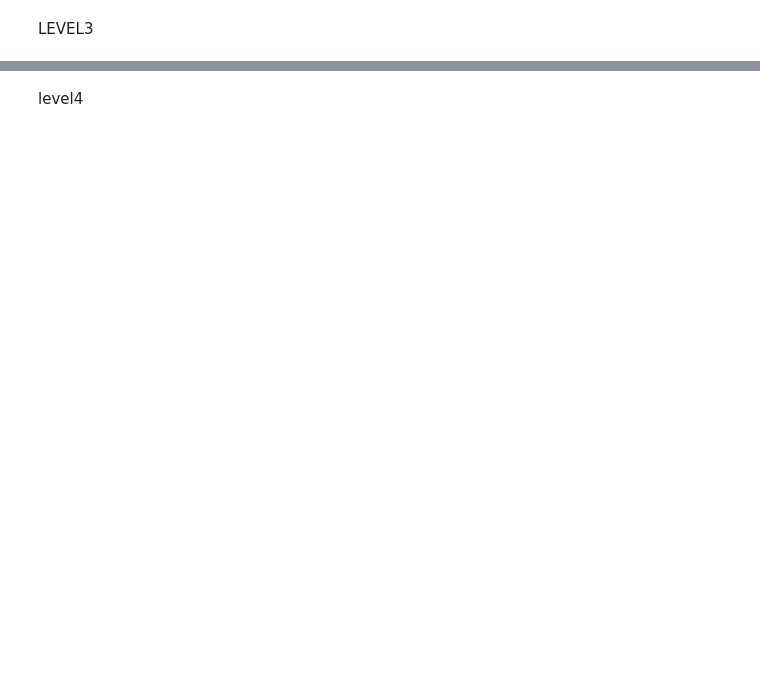
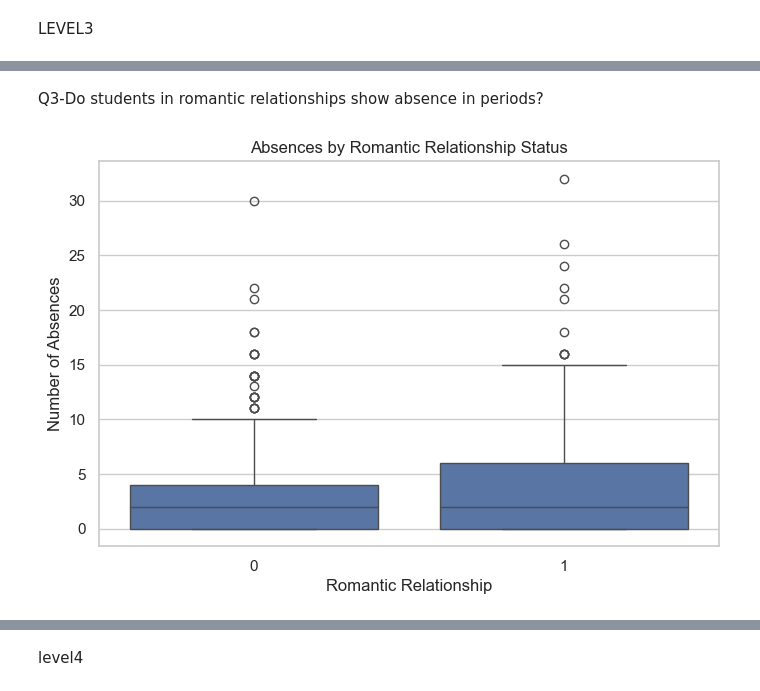
Before and after one commit to ranjansanskar/codingweektaks, a Jupyter notebook: campuspulse.ipynb, the cells around one changed output, grey strips where cells are left out. Drawn from its saved outputs; the diff is of its cells as text; code cells hidden in the pictures; blank space fills up the shorter version.

```diff
--- a/campuspulse.ipynb
+++ b/campuspulse.ipynb
@@ -96,0 +157,11 @@ LEVEL3
+# %% [markdown]
+ Q3-Do students in romantic relationships show absence in periods?
+# %%
+plt.figure(figsize=(8, 5))
+sns.boxplot(x='romantic', y='absences', data=df_cleaned)
+plt.title('Absences by Romantic Relationship Status')
+plt.xlabel('Romantic Relationship')
+plt.ylabel('Number of Absences')
+plt.show()
+# %% [output]
+[figure, added]
```
Also changed, not shown: parts of 20 cells of this notebook.
